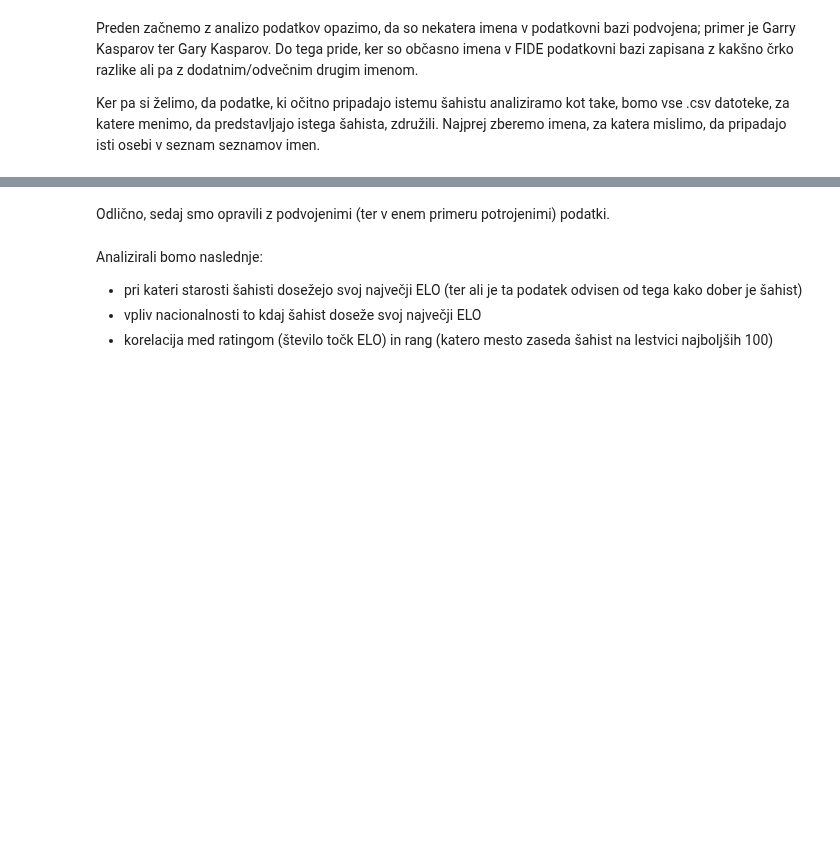
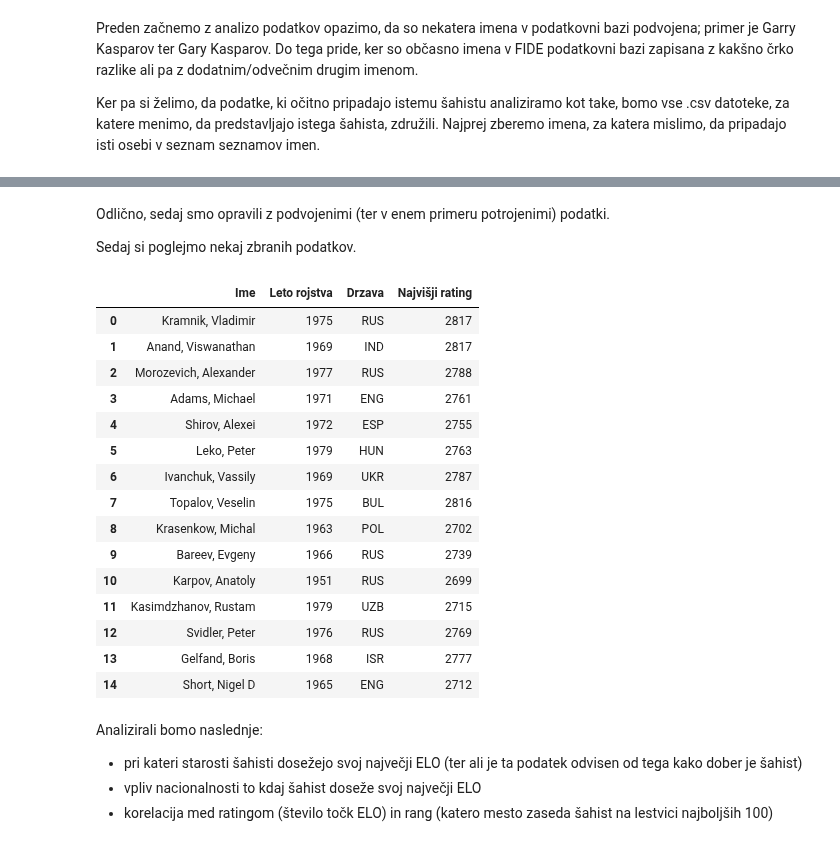
Before and after one commit to HugoTrebse/UVP-projektna-naloga, a Jupyter notebook: analiza_podatkov.ipynb, the cells around one changed output, grey strips where cells are left out. Drawn from its saved outputs; the diff is of its cells as text; code cells hidden in the pictures; blank space fills up the shorter version.

```diff
--- a/analiza_podatkov.ipynb
+++ b/analiza_podatkov.ipynb
@@ -53,5 +51,40 @@ FileNotFoundError: [Errno 2] No such file or directory: 'c:\\Users\\hugot\\Docum
 # %% [markdown]
 Odlično, sedaj smo opravili z podvojenimi (ter v enem primeru potrojenimi) podatki.
+
+Sedaj si poglejmo nekaj zbranih podatkov.
+# %%
+sahisti_prikaz = []
+for ime_sahista, vrstica in pd.read_csv(pot_sahisti, index_col = 'Ime').iterrows():
+    leto_rojstva = vrstica['Leto rojstva']
+    prebrana_datoteka = pd.read_csv(funkcije.ime_v_pot(ime_sahista))
+    trenutni_maksimum = 0
+    drzava = None
+    for indeks, vrstica in prebrana_datoteka.iterrows():
+        trenutni_maksimum = max(trenutni_maksimum, vrstica['rating'])
+        if indeks == 0:
+            drzava = vrstica['drzava']
+    sahisti_prikaz.append({'Ime': ime_sahista, 'Leto rojstva': leto_rojstva, 'Drzava': drzava, 'Najvišji rating': trenutni_maksimum})
+
+sahisti_prikaz_df = pd.DataFrame(sahisti_prikaz, columns=['Ime', 'Leto rojstva', 'Drzava', 'Najvišji rating'])
+
+sahisti_prikaz_df.head(15)
+# %% [output]
+|  | Ime | Leto rojstva | Drzava | Najvišji rating |
+| 0 | Kramnik, Vladimir | 1975 | RUS | 2817 |
+| 1 | Anand, Viswanathan | 1969 | IND | 2817 |
+| 2 | Morozevich, Alexander | 1977 | RUS | 2788 |
+| 3 | Adams, Michael | 1971 | ENG | 2761 |
+| 4 | Shirov, Alexei | 1972 | ESP | 2755 |
+| 5 | Leko, Peter | 1979 | HUN | 2763 |
+| 6 | Ivanchuk, Vassily | 1969 | UKR | 2787 |
+| 7 | Topalov, Veselin | 1975 | BUL | 2816 |
+| 8 | Krasenkow, Michal | 1963 | POL | 2702 |
+| 9 | Bareev, Evgeny | 1966 | RUS | 2739 |
+| 10 | Karpov, Anatoly | 1951 | RUS | 2699 |
+| 11 | Kasimdzhanov, Rustam | 1979 | UZB | 2715 |
+| 12 | Svidler, Peter | 1976 | RUS | 2769 |
+| 13 | Gelfand, Boris | 1968 | ISR | 2777 |
+| 14 | Short, Nigel D | 1965 | ENG | 2712 |
 # %% [markdown]
 Analizirali bomo naslednje:
 - pri kateri starosti šahisti dosežejo svoj največji ELO (ter ali je ta podatek odvisen od tega kako dober je šahist)
```
Also changed, not shown: parts of 9 cells of this notebook.
